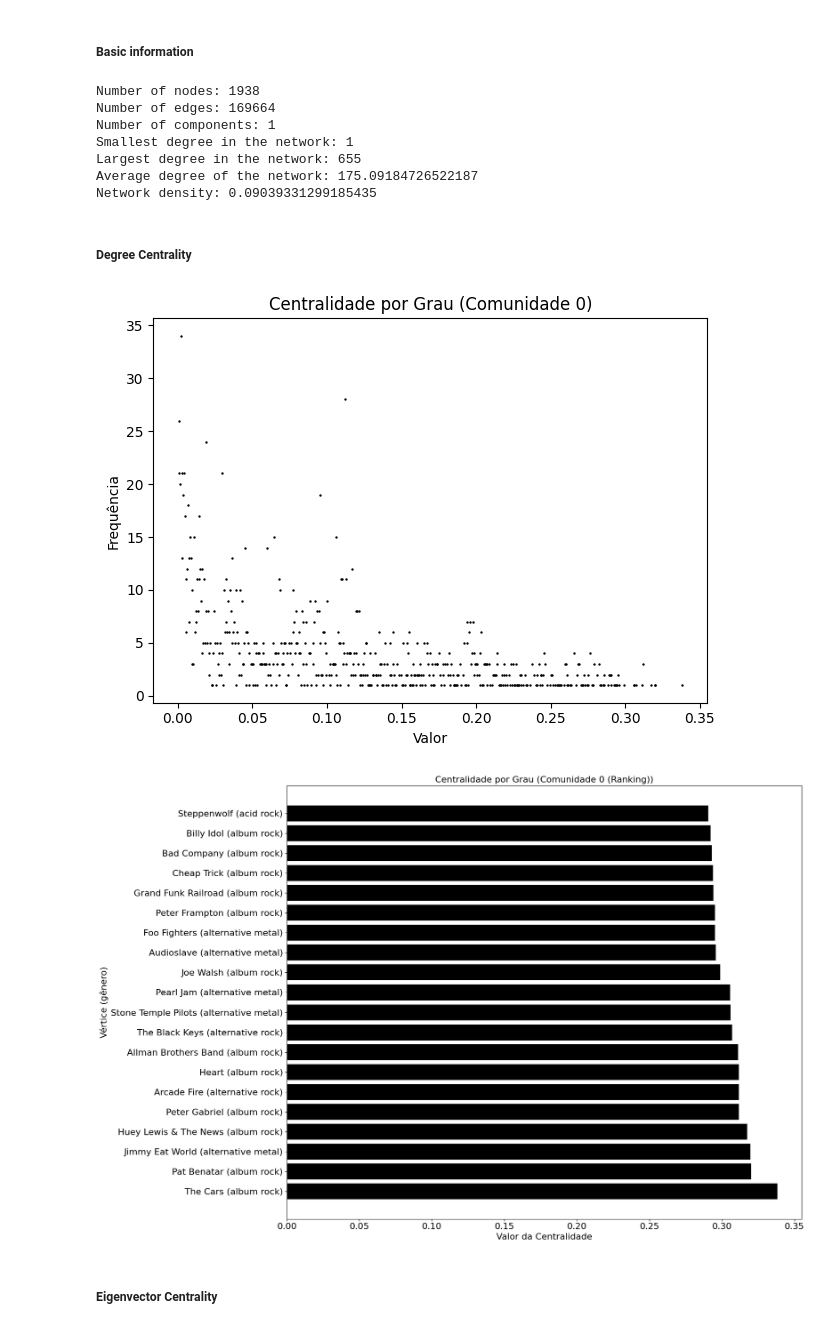
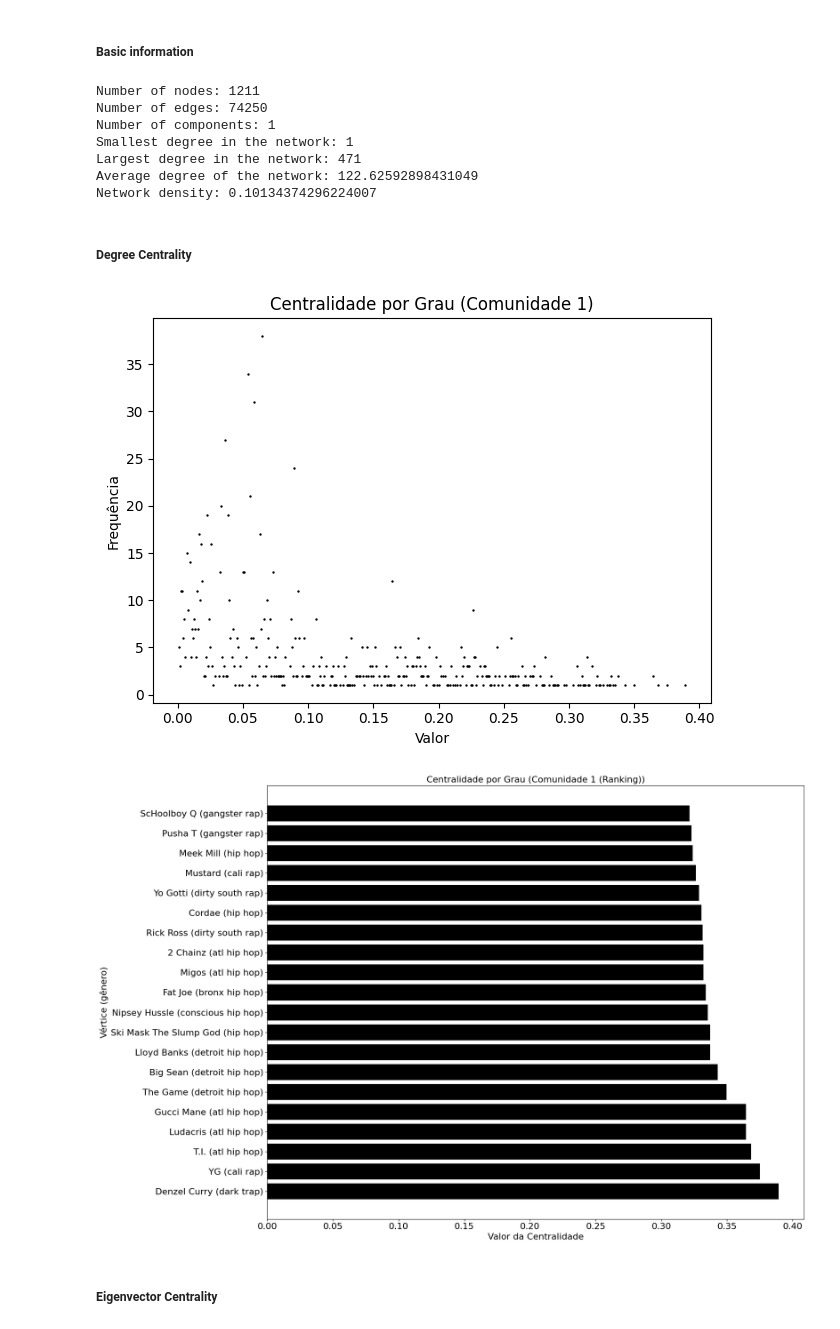
Before and after one commit to anamachadoc/UFSJ_Redes_Complexas_Trabalho_Final, a Jupyter notebook: code/analyzing_network_from_Popularity_Recommender.ipynb, the cells around one changed output. Saved outputs shown, nothing was run; the diff lists cells and outputs as text; code cells hidden in the pictures.

```diff
--- a/code/analyzing_network_from_Popularity_Recommender.ipynb
+++ b/code/analyzing_network_from_Popularity_Recommender.ipynb
@@ -178,28 +178,28 @@ def create_newtok_based_on_a_community(graph, nodes_community):
 # %%
-number_community = 0
+number_community = 1
 nodes_community = list(sorted_louvain_communities[number_community])
-G_Community_0 = create_newtok_based_on_a_community(G_from_Bipartite, nodes_community)
+G_Community_1 = create_newtok_based_on_a_community(G_from_Bipartite, nodes_community)
 # %% [markdown]
 ##### **Basic information**
 # %%
-printBasicInformation(G_Community_0)
+printBasicInformation(G_Community_1)
 # %% [output]
-Number of nodes: 1938
-Number of edges: 169664
+Number of nodes: 1211
+Number of edges: 74250
 Number of components: 1
 Smallest degree in the network: 1
-Largest degree in the network: 655
-Average degree of the network: 175.09184726522187
-Network density: 0.09039331299185435
+Largest degree in the network: 471
+Average degree of the network: 122.62592898431049
+Network density: 0.10134374296224007
 # %% [markdown]
 ##### **Degree Centrality**
 # %%
-degree_centrality = G_Community_0.get_degree_centrality()
+degree_centrality = G_Community_1.get_degree_centrality()
 analysis_centrality = Graphics.create_graphic_centrality(data=degree_centrality, title=f'Centralidade por Grau (Comunidade {number_community})', name_network=f'{name_network}_community_{number_community}')
 Graphics.create_ranking_centrality(centrality=degree_centrality, graph=G_from_Bipartite, title=f'Centralidade por Grau (Comunidade {number_community} (Ranking))', name_network=f'{name_network}_community_{number_community}', label='genre')
 # %% [output]
-[figure, old version]
+[figure, new version]
-[figure, old version]
+[figure, new version]
 # %% [markdown]
 ##### **Eigenvector Centrality**
 # %%
```
Also changed, not shown: parts of 4 cells of this notebook, 19 other files.
